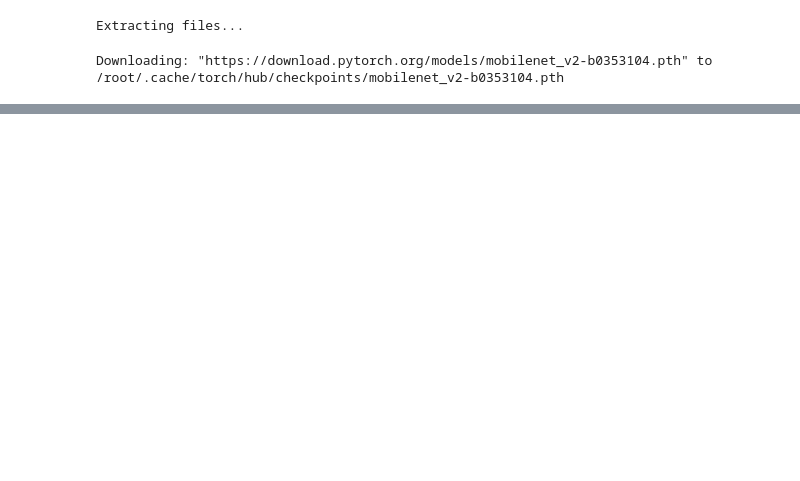
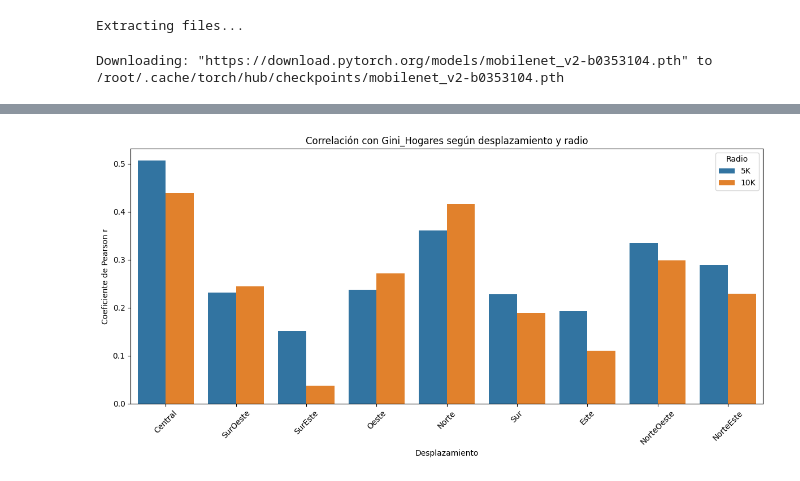
Before and after one commit to LCaravaggio/FelicidadDesigualdad, a Jupyter notebook: Sensibilidad_centroides.ipynb, the cells around one changed output, grey strips where cells are left out. Drawn from its saved outputs; the diff is of its cells as text; code cells hidden in the pictures; blank space fills up the shorter version.

```diff
--- a/Sensibilidad_centroides.ipynb
+++ b/Sensibilidad_centroides.ipynb
@@ -17,5 +17,6 @@ with open('/root/.kaggle/kaggle.json', 'w') as file:
 
 
 import kagglehub
-eph = kagglehub.dataset_download("leonardocaravaggio/ge-images8")
+eph = kagglehub.dataset_download("leonardocaravaggio/ge-images9")
+eph2 = kagglehub.dataset_download("leonardocaravaggio/ge-images5")
 # %% [output]
@@ -334,0 +261,23 @@ Notes:
+# %%
+from scipy.stats import pearsonr
+
+resultados_correlacion = []
+
+for radio in ["5K","10K"]:
+    for desplazamiento in df_merged["Desplazamiento"].unique():
+        df_sub = df_merged[(df_merged["Radio"]==radio) &
+                           (df_merged["Desplazamiento"]==desplazamiento)]
+        # eliminar nulos
+        mask = df_sub["Desigualdad"].notna() & df_sub["Gini_Hogares"].notna()
+        if mask.sum()>2:  # al menos 3 puntos para correlación
+            r, p = pearsonr(df_sub.loc[mask,"Desigualdad"], df_sub.loc[mask,"Gini_Hogares"])
+            resultados_correlacion.append({
+                "Radio": radio,
+                "Desplazamiento": desplazamiento,
+                "r": r,
+                "p": p,
+                "N": mask.sum()
+            })
+
+df_corr = pd.DataFrame(resultados_correlacion)
+print(df_corr)
@@ -334,0 +304,14 @@ Notes:
+# %%
+import matplotlib.pyplot as plt
+import seaborn as sns
+
+plt.figure(figsize=(12,6))
+sns.barplot(data=df_corr, x="Desplazamiento", y="r", hue="Radio")
+plt.axhline(0.0,color="black",linewidth=0.8)
+plt.title("Correlación con Gini_Hogares según desplazamiento y radio")
+plt.ylabel("Coeficiente de Pearson r")
+plt.xticks(rotation=45)
+plt.tight_layout()
+plt.show()
+# %% [output]
+[figure, added]
```
Also changed, not shown: parts of 17 cells of this notebook.
